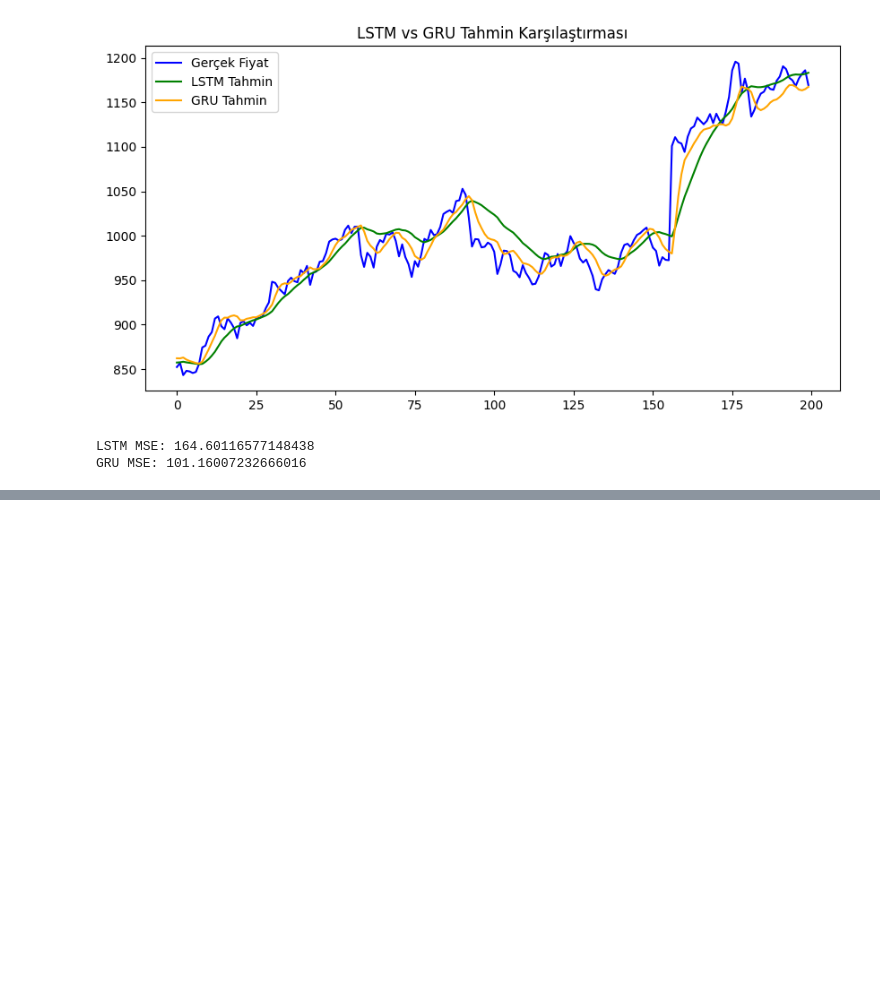
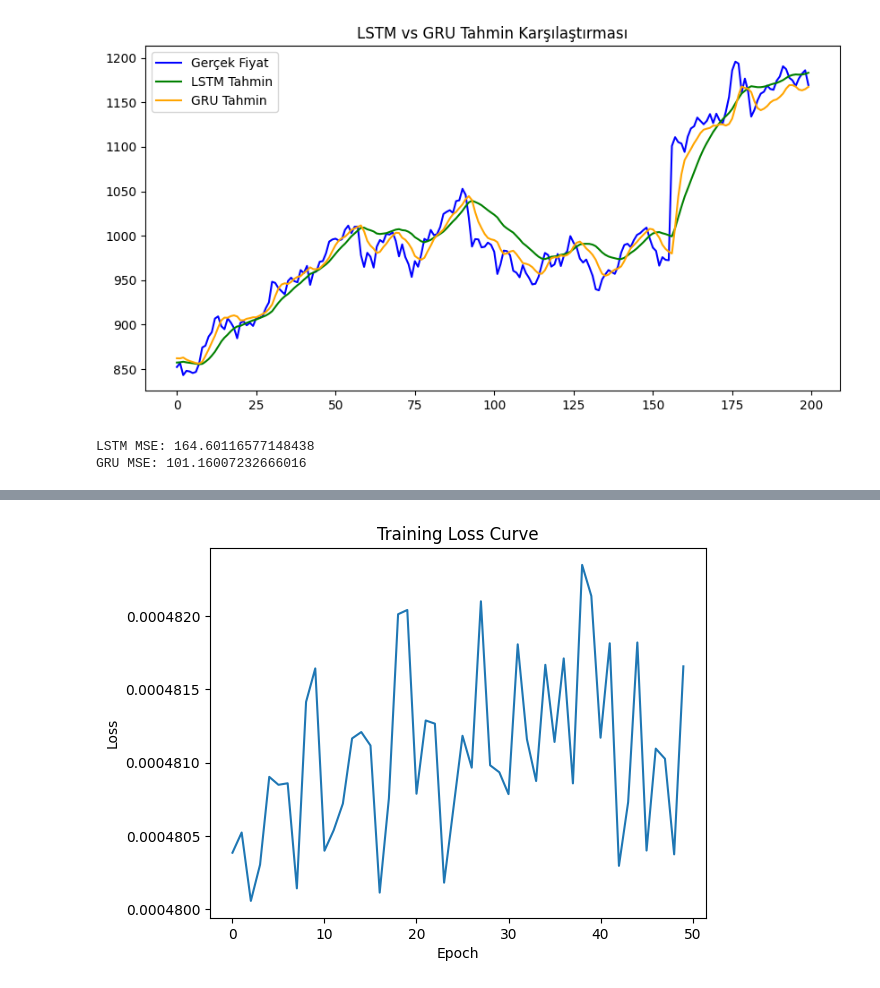
Before and after one commit to sema2817/StockPrice, a Jupyter notebook: StockPrice.ipynb, the cells around one changed output, grey strips where cells are left out. Cells and saved outputs as stored; diff of their text form; code cells hidden in the pictures; blank space fills up the shorter version.

```diff
--- a/StockPrice.ipynb
+++ b/StockPrice.ipynb
@@ -189,3 +189,20 @@ print("GRU MSE:", mse_gru)
 # %% [output]
 LSTM MSE: 164.60116577148438
 GRU MSE: 101.16007232666016
+# %%
+num_epochs = 50
+loss_values = []
+
+for epoch in range(num_epochs):
+    total_loss = 0
+    for X_batch, y_batch in loader:
+        optimizer.zero_grad()
+        output = model(X_batch)
+        loss = criterion(output, y_batch)
+        loss.backward()
+        optimizer.step()
+        total_loss += loss.item()
+    avg_loss = total_loss / len(loader)
+    loss_values.append(avg_loss)
+    print(f"Epoch {epoch+1}, Avg Loss: {avg_loss:.4f}")
+print("done")
@@ -191,0 +227,8 @@ GRU MSE: 101.16007232666016
+# %%
+plt.plot(loss_values)
+plt.xlabel("Epoch")
+plt.ylabel("Loss")
+plt.title("Training Loss Curve")
+plt.show()
+# %% [output]
+[figure, added]
```
Also changed, not shown: parts of 3 cells of this notebook.
